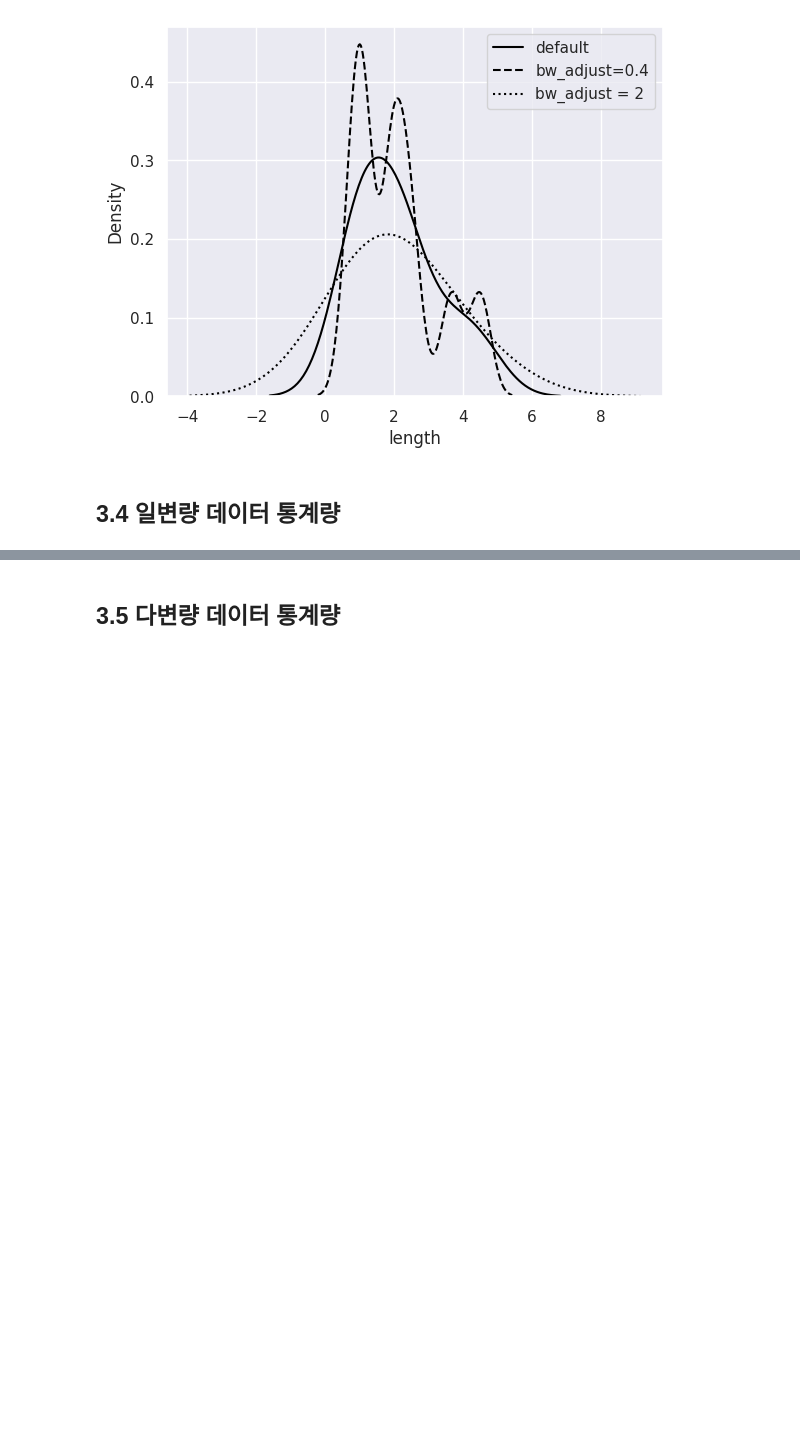
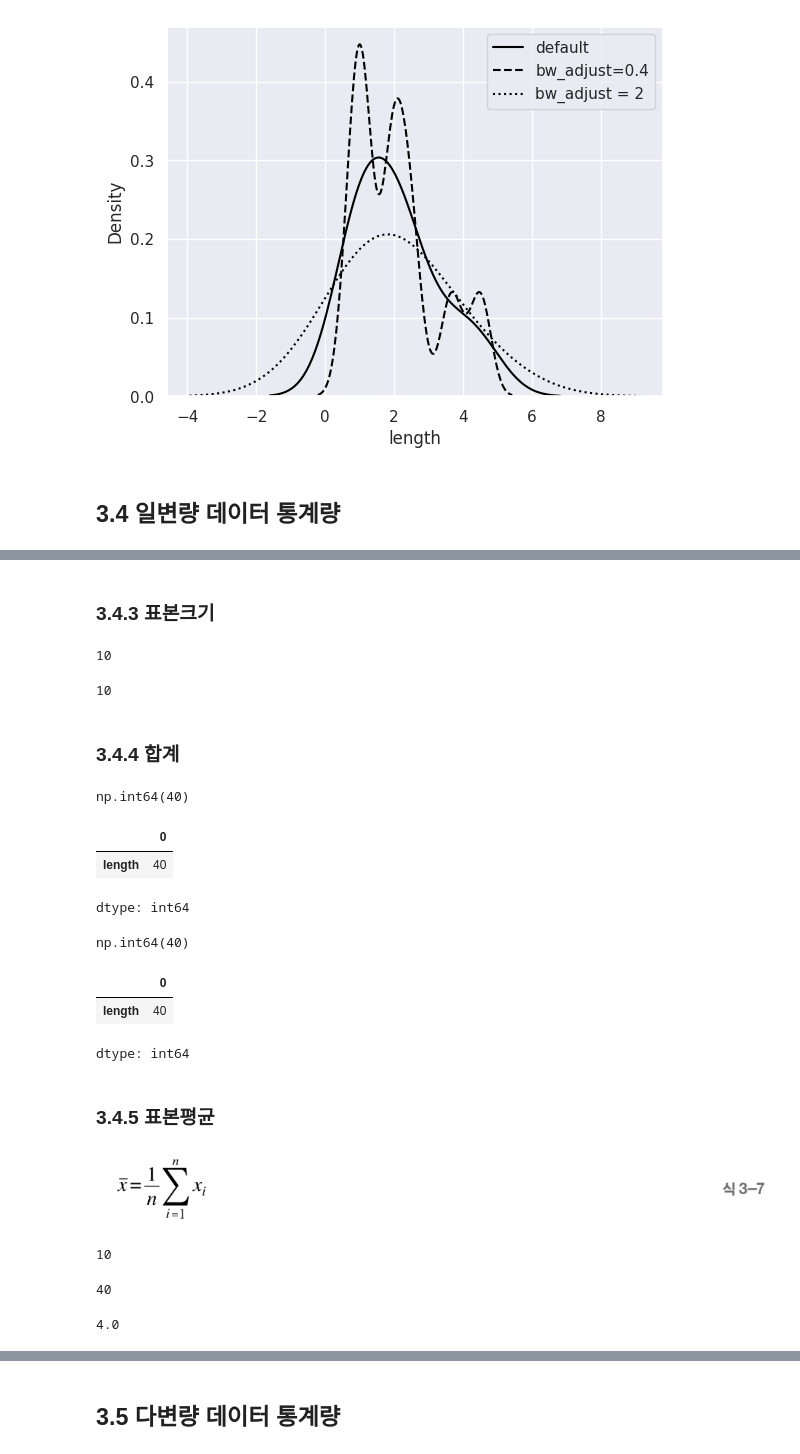
Before and after one commit to M4XJUNG/book-python-stats-2nd, a Jupyter notebook: learn_statistics_by_python.ipynb, the cells around one changed output, grey strips where cells are left out. Cells and saved outputs as stored; diff of their text form; code cells hidden in the pictures; blank space fills up the shorter version.

```diff
--- a/learn_statistics_by_python.ipynb
+++ b/learn_statistics_by_python.ipynb
@@ -558,0 +581,3 @@ plt.legend() # 범례
+# %%
+fish_length_df = pd.read_csv('/content/book-python-stats-2nd/csv_source/3-4-1-fish-length.csv')
+print(fish_length_df)
@@ -558,0 +606,51 @@ plt.legend() # 범례
+# %% [markdown]
+### 3.4.3 표본크기
+# %%
+len(fish_length)
+# %% [output]
+10
+# %%
+len(fish_length_df)
+# %% [output]
+10
+# %% [markdown]
+### 3.4.4 합계
+# %%
+np.sum(fish_length)
+# %% [output]
+np.int64(40)
+# %%
+np.sum(fish_length_df)
+# %% [output]
+|  | 0 |
+| length | 40 |
+dtype: int64
+# %%
+fish_length.sum()
+# %% [output]
+np.int64(40)
+# %%
+fish_length_df.sum()
+# %% [output]
+|  | 0 |
+| length | 40 |
+dtype: int64
+# %% [markdown]
+### 3.4.5 표본평균
+# %% [markdown]
+![image.png](embedded-picture-1)
+# %%
+n = len(fish_length)
+n
+# %% [output]
+10
+# %%
+sum_value = np.sum(fish_length)
+print(sum_value)
+# %% [output]
+40
+# %%
+x_bar = sum_value / n
+print(x_bar)
+# %% [output]
+4.0
```
Also changed, not shown: parts of 52 cells of this notebook.
